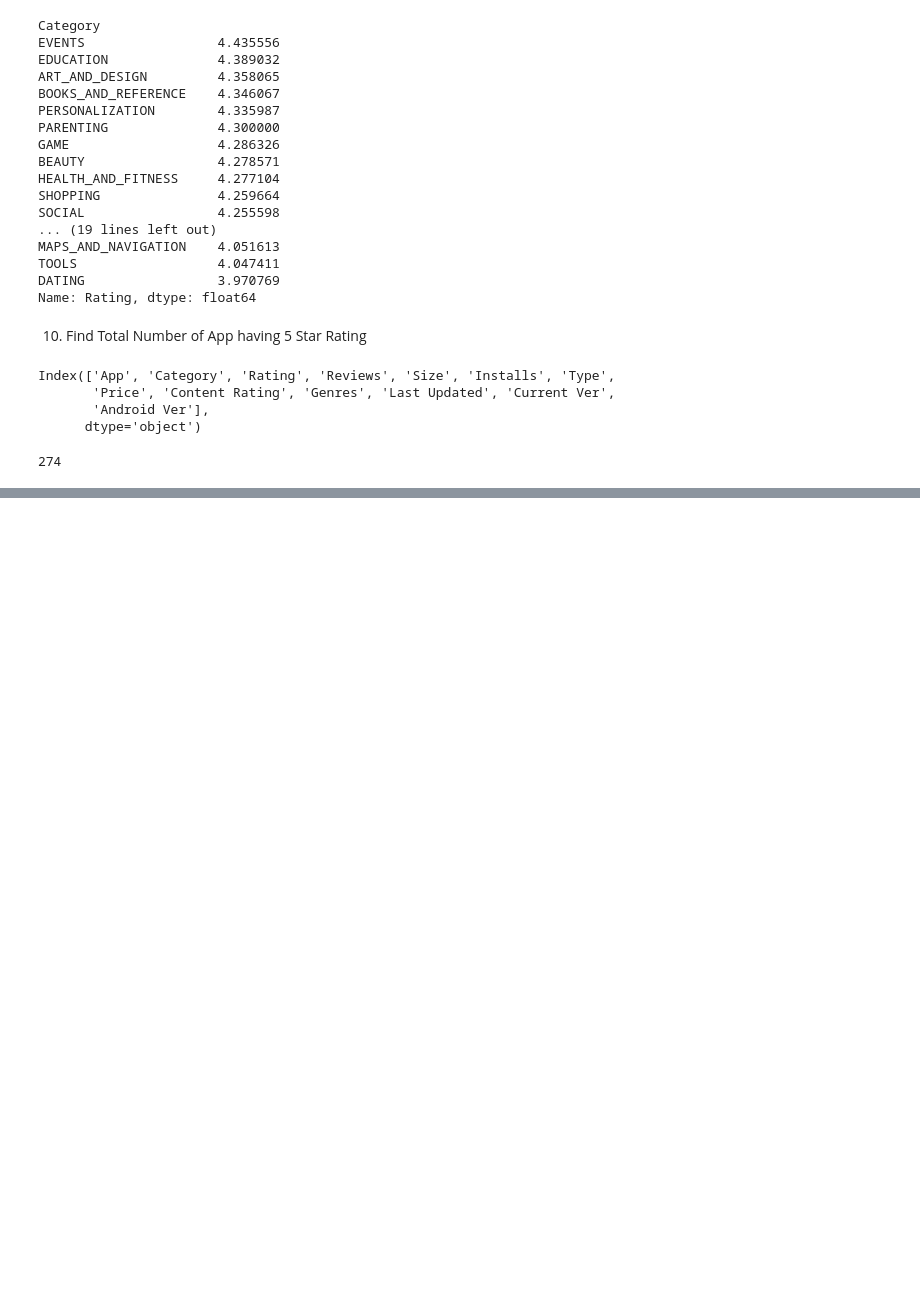
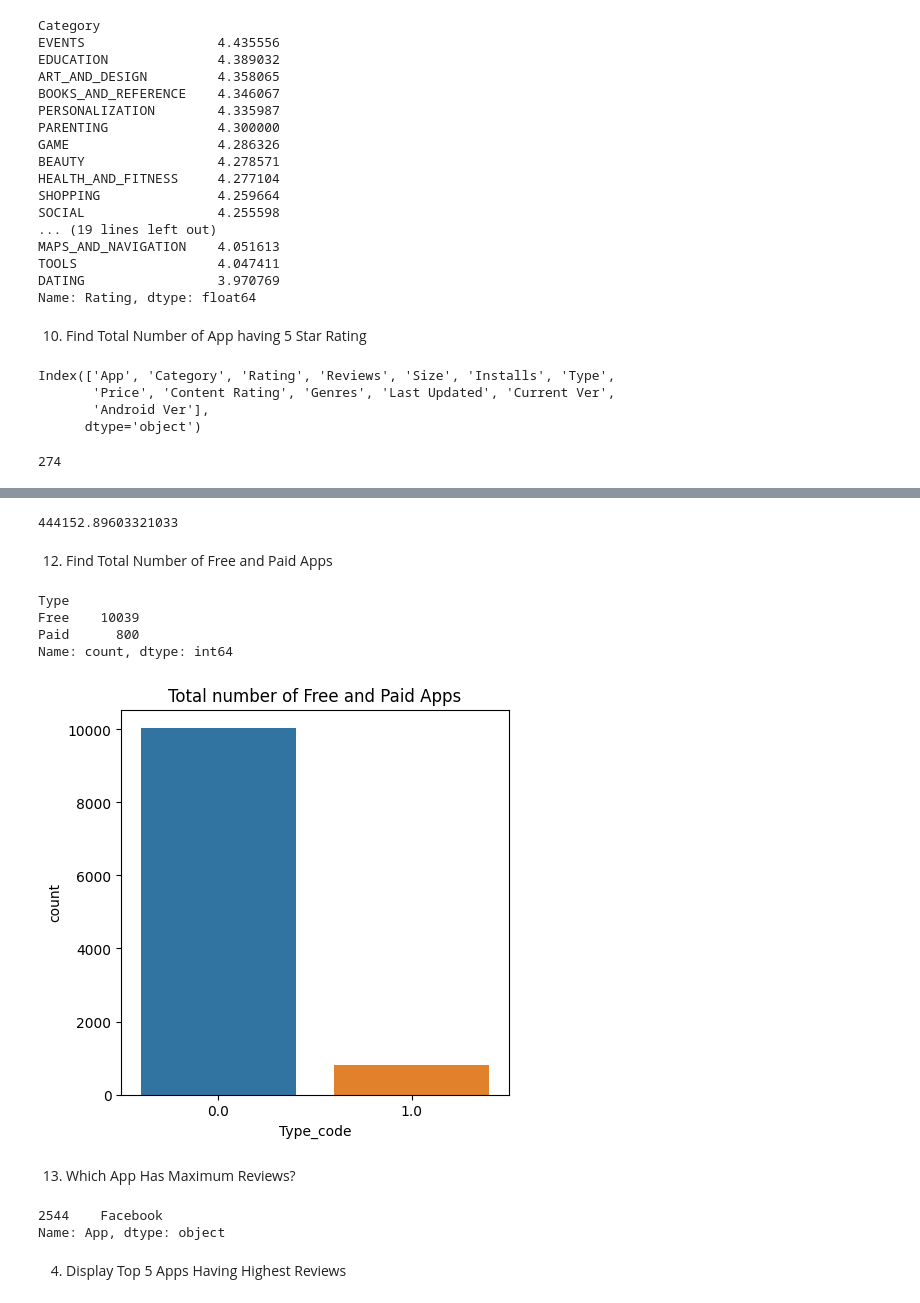
Before and after one commit to MNO-proA/Google-playstore-apps-case-study-Pandas, a Jupyter notebook: Google_playstore_apps_case_study.ipynb, the cells around one changed output, grey strips where cells are left out. Saved outputs shown, nothing was run; the diff lists cells and outputs as text; code cells hidden in the pictures; blank space fills up the shorter version.

```diff
--- a/Google_playstore_apps_case_study.ipynb
+++ b/Google_playstore_apps_case_study.ipynb
@@ -179,0 +189,34 @@ len(df[filt])
+# %%
+df['Reviews'] = df['Reviews'].astype('float')
+# %%
+df['Reviews'].mean()
+# %% [output]
+444152.89603321033
+# %% [markdown]
+12. Find Total Number of Free and Paid Apps
+# %%
+df['Type'].value_counts()
+# %% [output]
+Type
+Free    10039
+Paid      800
+Name: count, dtype: int64
+# %%
+df["Type_code"] = df['Type'].replace({"Free":0,"Paid":1})
+# %%
+plt.rcParams['figure.figsize'] = [5,5]
+plt.title("Total number of Free and Paid Apps")
+plt.grid
+sns.countplot(x=df["Type_code"]);
+# %% [output]
+[figure, added]
+# %% [markdown]
+13.  Which App Has Maximum Reviews?
+# %%
+filt = df["Reviews"].max() == df["Reviews"]
+df[filt]["App"]
+# %% [output]
+2544    Facebook
+Name: App, dtype: object
+# %% [markdown]
+4. Display Top 5 Apps Having Highest Reviews
```
Also changed, not shown: parts of 18 cells of this notebook.
